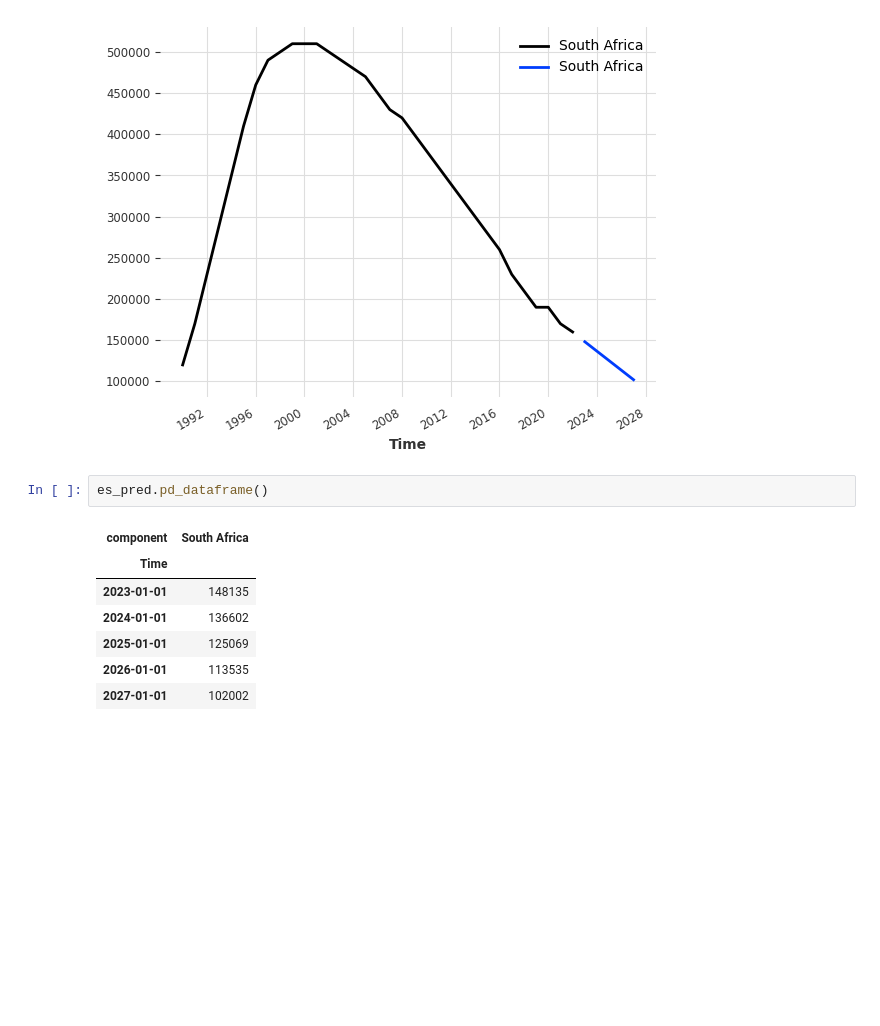
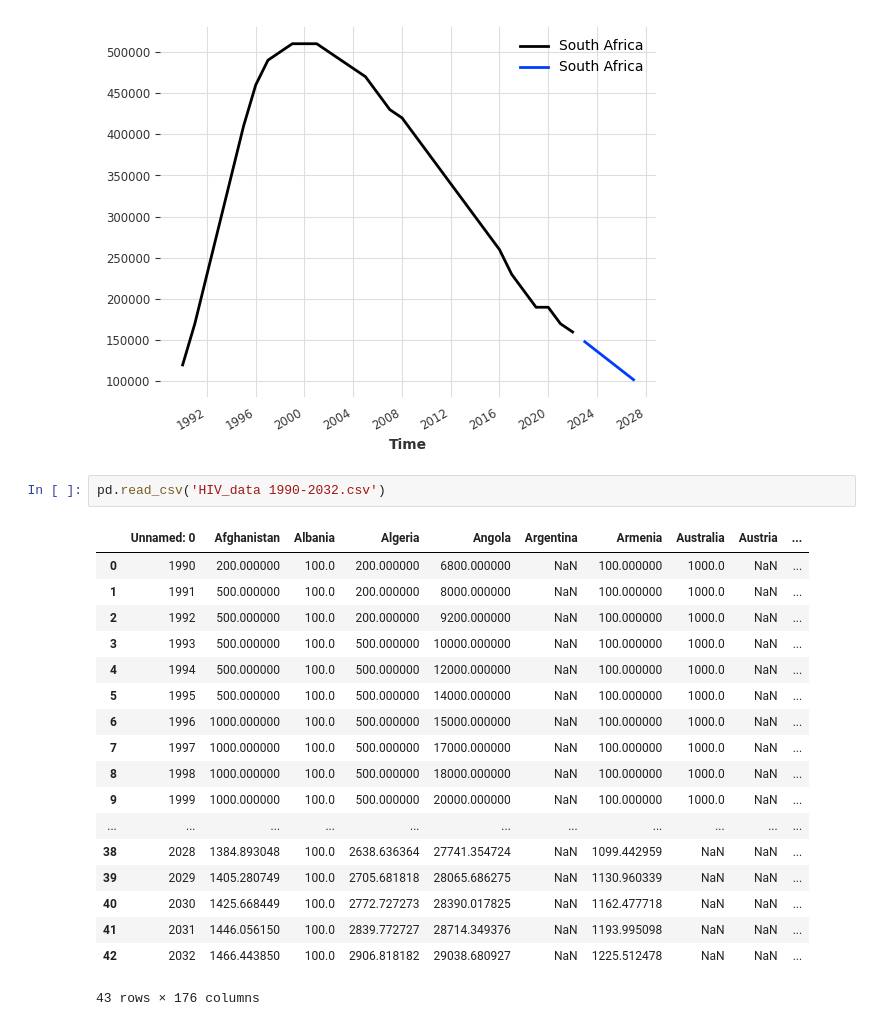
Before and after one commit to KTerhuja-2/HIV_cases, a Jupyter notebook: exponential_smoothing.ipynb, the cells around one changed output. Cells and saved outputs as stored; diff of their text form; blank space fills up the shorter version.

```diff
--- a/exponential_smoothing.ipynb
+++ b/exponential_smoothing.ipynb
@@ -52,13 +52,24 @@ es_pred.plot()
 # %% [output]
 <Axes: xlabel='Time'>
 [figure]
-# %%
-es_pred.pd_dataframe()
-# %% [output]
-| component | South Africa |
-| Time |  |
-| 2023-01-01 | 148135 |
-| 2024-01-01 | 136602 |
-| 2025-01-01 | 125069 |
-| 2026-01-01 | 113535 |
-| 2027-01-01 | 102002 |
+# %%
+pd.read_csv('HIV_data 1990-2032.csv')
+# %% [output]
+|  | Unnamed: 0 | Afghanistan | Albania | Algeria | Angola | Argentina | Armenia | Australia | Austria | ... |
+| 0 | 1990 | 200.000000 | 100.0 | 200.000000 | 6800.000000 | NaN | 100.000000 | 1000.0 | NaN | ... |
+| 1 | 1991 | 500.000000 | 100.0 | 200.000000 | 8000.000000 | NaN | 100.000000 | 1000.0 | NaN | ... |
+| 2 | 1992 | 500.000000 | 100.0 | 200.000000 | 9200.000000 | NaN | 100.000000 | 1000.0 | NaN | ... |
+| 3 | 1993 | 500.000000 | 100.0 | 500.000000 | 10000.000000 | NaN | 100.000000 | 1000.0 | NaN | ... |
+| 4 | 1994 | 500.000000 | 100.0 | 500.000000 | 12000.000000 | NaN | 100.000000 | 1000.0 | NaN | ... |
+| 5 | 1995 | 500.000000 | 100.0 | 500.000000 | 14000.000000 | NaN | 100.000000 | 1000.0 | NaN | ... |
+| 6 | 1996 | 1000.000000 | 100.0 | 500.000000 | 15000.000000 | NaN | 100.000000 | 1000.0 | NaN | ... |
+| 7 | 1997 | 1000.000000 | 100.0 | 500.000000 | 17000.000000 | NaN | 100.000000 | 1000.0 | NaN | ... |
+| 8 | 1998 | 1000.000000 | 100.0 | 500.000000 | 18000.000000 | NaN | 100.000000 | 1000.0 | NaN | ... |
+| 9 | 1999 | 1000.000000 | 100.0 | 500.000000 | 20000.000000 | NaN | 100.000000 | 1000.0 | NaN | ... |
+| ... | ... | ... | ... | ... | ... | ... | ... | ... | ... | ... |
+| 38 | 2028 | 1384.893048 | 100.0 | 2638.636364 | 27741.354724 | NaN | 1099.442959 | NaN | NaN | ... |
+| 39 | 2029 | 1405.280749 | 100.0 | 2705.681818 | 28065.686275 | NaN | 1130.960339 | NaN | NaN | ... |
+| 40 | 2030 | 1425.668449 | 100.0 | 2772.727273 | 28390.017825 | NaN | 1162.477718 | NaN | NaN | ... |
+| 41 | 2031 | 1446.056150 | 100.0 | 2839.772727 | 28714.349376 | NaN | 1193.995098 | NaN | NaN | ... |
+| 42 | 2032 | 1466.443850 | 100.0 | 2906.818182 | 29038.680927 | NaN | 1225.512478 | NaN | NaN | ... |
+43 rows × 176 columns
```
Also changed, not shown: parts of 11 cells of this notebook, 3 other files.
